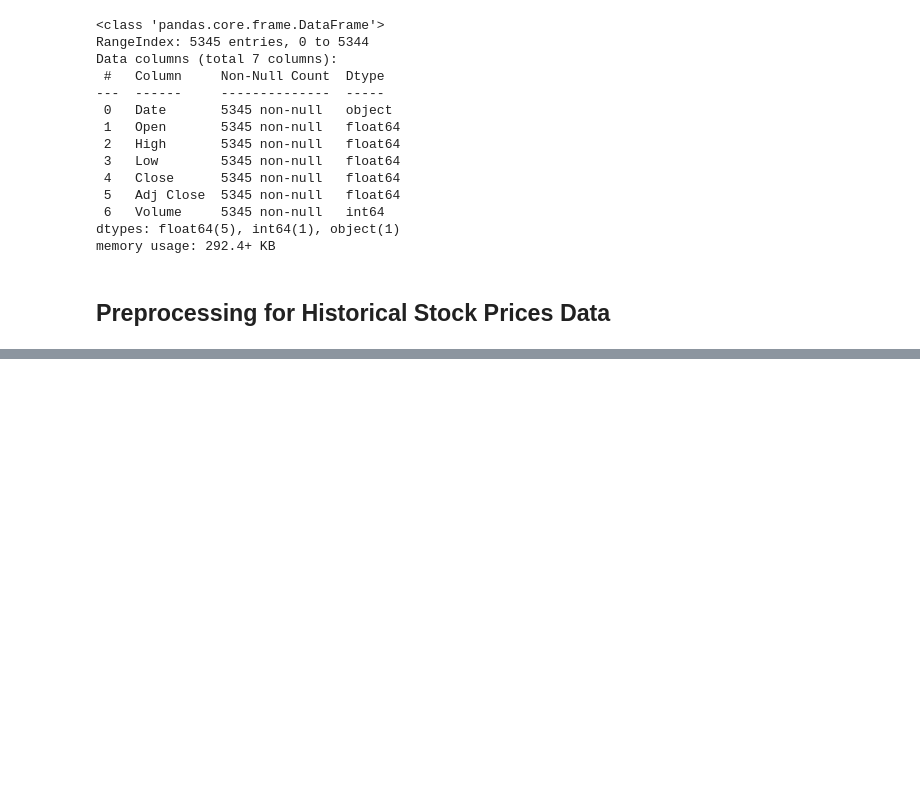
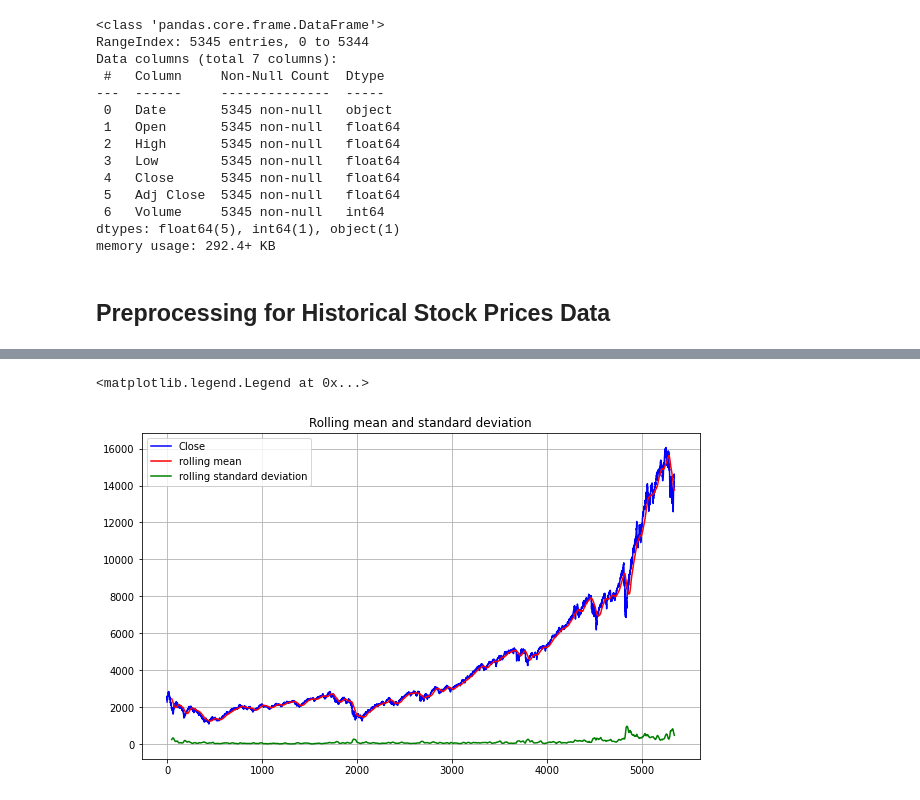
Before and after one commit to mahmoudkahled/Stock-Market-Prediction-using-Numerical-and-Textual-Analysis, a Jupyter notebook: Stock_Market_Prediction_using_Textual_and_Numerical_Analysis.ipynb, the cells around one changed output, grey strips where cells are left out. Saved outputs shown, nothing was run; the diff lists cells and outputs as text; code cells hidden in the pictures; blank space fills up the shorter version.

```diff
--- a/Stock_Market_Prediction_using_Textual_and_Numerical_Analysis.ipynb
+++ b/Stock_Market_Prediction_using_Textual_and_Numerical_Analysis.ipynb
@@ -250,0 +235,3 @@ plot_series(time, series)
+# %%
+# time axis
+time = np.arange(len(stock_prices['Close']))
@@ -250,0 +248,15 @@ plot_series(time, series)
+# %%
+# plot moving average
+rolling_mean = stock_prices['Close'].rolling(window=50).mean()
+rolling_std = stock_prices['Close'].rolling(window=50).std()
+# plotting...
+plt.figure(figsize=(10,6))
+plt.title('Rolling mean and standard deviation')
+stock_prices['Close'].plot(color='blue',label='Close')
+plt.plot(time,rolling_mean,color='red',label='rolling mean')
+plt.plot(time,rolling_std,color='green',label='rolling standard deviation')
+plt.grid()
+plt.legend()
+# %% [output]
+<matplotlib.legend.Legend at 0x...>
+[figure, added]
```
Also changed, not shown: parts of 55 cells of this notebook.
